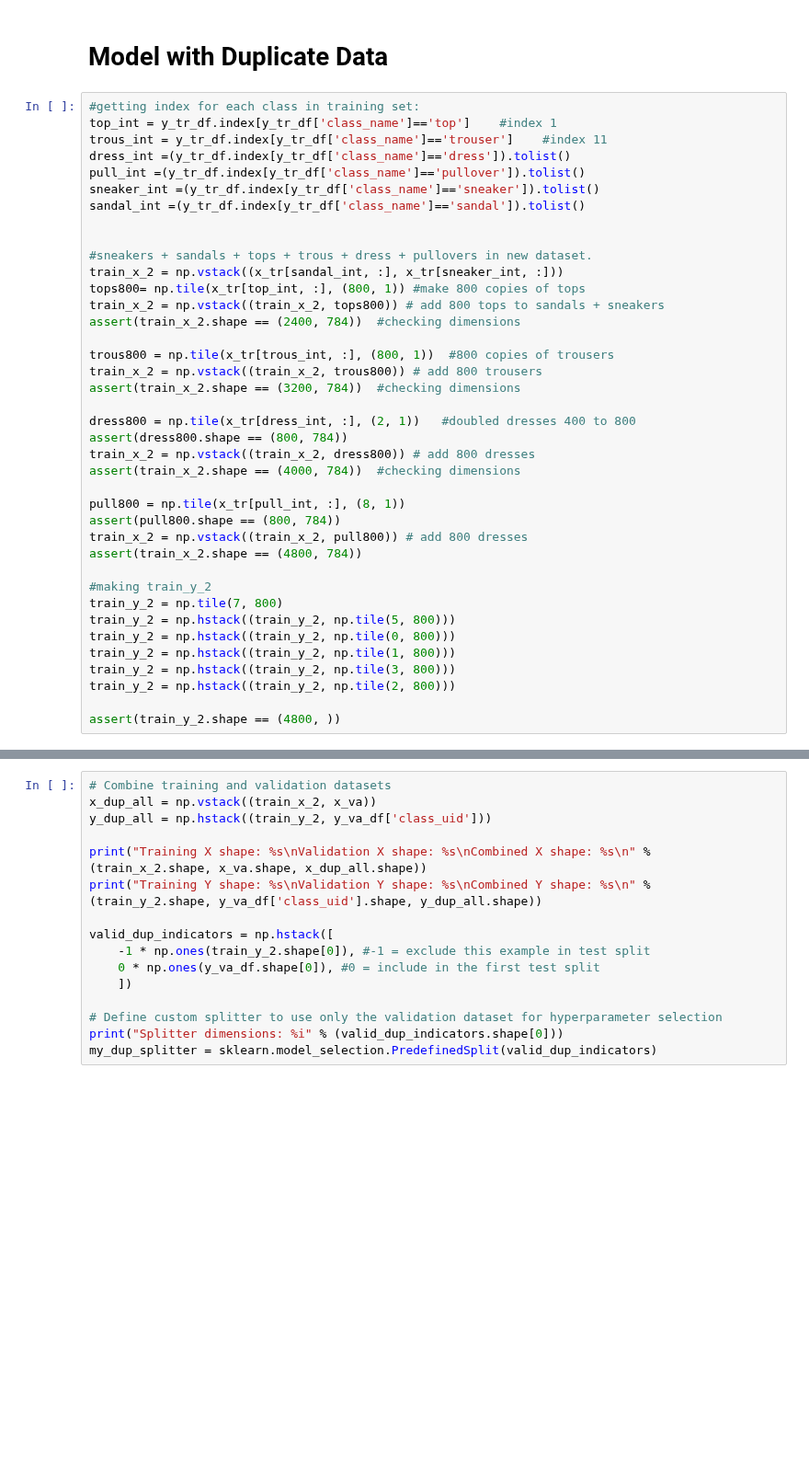
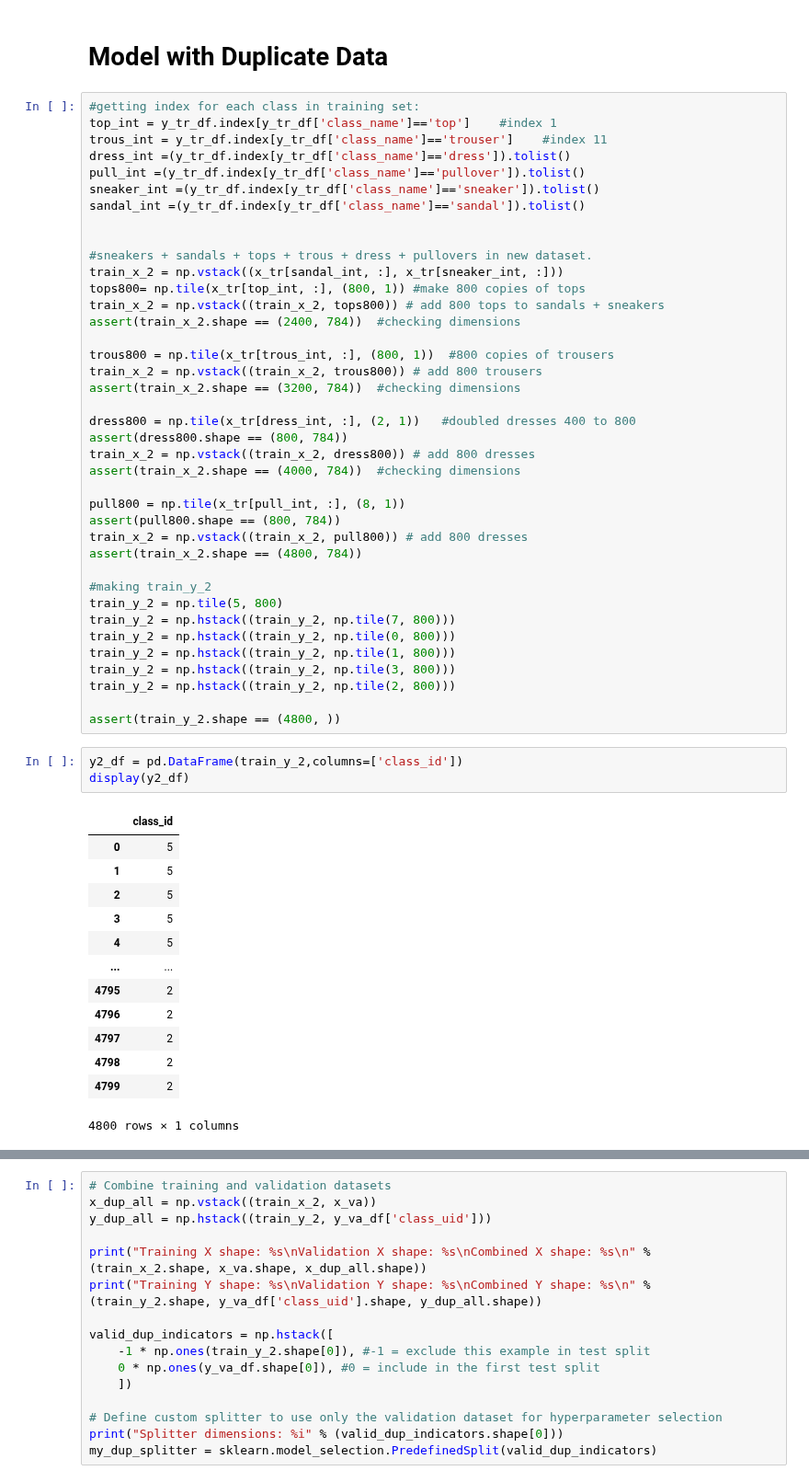
Before and after one commit to ratva/Multi-class-Image-Classification-for-Unbalanced-Fashion-Data, a Jupyter notebook: problem1DFinal.ipynb, the cells around one changed output, grey strips where cells are left out. Shown at 92% size. Cells and saved outputs as stored; diff of their text form; blank space fills up the shorter version.

```diff
--- a/problem1DFinal.ipynb
+++ b/problem1DFinal.ipynb
@@ -79,11 +79,28 @@ train_x_2 = np.vstack((train_x_2, pull800)) # add 800 dresses
 assert(train_x_2.shape == (4800, 784))
 
 #making train_y_2
-train_y_2 = np.tile(7, 800)
-train_y_2 = np.hstack((train_y_2, np.tile(5, 800)))
+train_y_2 = np.tile(5, 800)
+train_y_2 = np.hstack((train_y_2, np.tile(7, 800)))
 train_y_2 = np.hstack((train_y_2, np.tile(0, 800)))
 train_y_2 = np.hstack((train_y_2, np.tile(1, 800)))
 train_y_2 = np.hstack((train_y_2, np.tile(3, 800)))
 train_y_2 = np.hstack((train_y_2, np.tile(2, 800)))
 
 assert(train_y_2.shape == (4800, ))
+# %%
+y2_df = pd.DataFrame(train_y_2,columns=['class_id'])
+display(y2_df)
+# %% [output]
+|  | class_id |
+| 0 | 5 |
+| 1 | 5 |
+| 2 | 5 |
+| 3 | 5 |
+| 4 | 5 |
+| ... | ... |
+| 4795 | 2 |
+| 4796 | 2 |
+| 4797 | 2 |
+| 4798 | 2 |
+| 4799 | 2 |
+4800 rows × 1 columns
```
Also changed, not shown: parts of 14 cells of this notebook, 4 other files.
